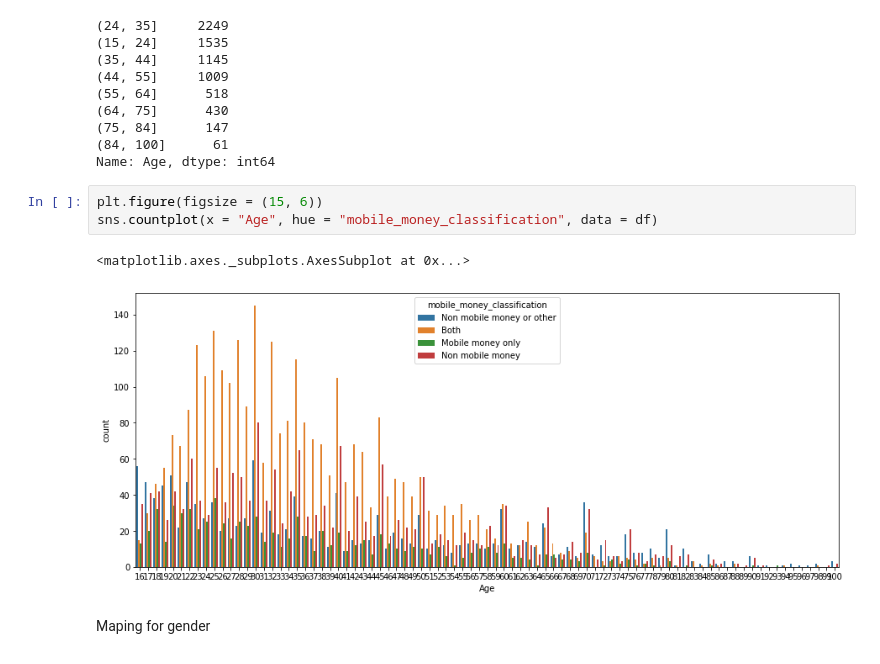
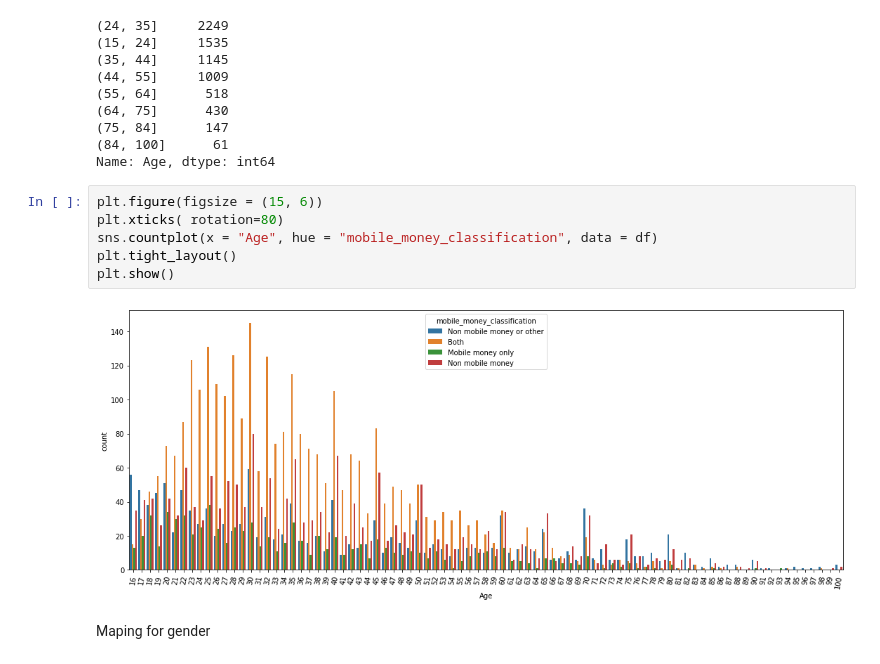
Before and after one commit to rethabilethulo/FINANCIAL_SERVICES_USE_IN_TANZANIA, a Jupyter notebook: FINANCIAL SERVICES USE IN TANZANIA.ipynb, the cells around one changed output. Cells and saved outputs as stored; diff of their text form.

```diff
--- a/FINANCIAL SERVICES USE IN TANZANIA.ipynb
+++ b/FINANCIAL SERVICES USE IN TANZANIA.ipynb
@@ -244,10 +244,12 @@ Age_interval
 Name: Age, dtype: int64
 # %%
 plt.figure(figsize = (15, 6))
+plt.xticks( rotation=80)
 sns.countplot(x = "Age", hue = "mobile_money_classification", data = df)
+plt.tight_layout()
+plt.show()
 # %% [output]
-<matplotlib.axes._subplots.AxesSubplot at 0x...>
-[figure, old version]
+[figure, new version]
 # %% [markdown]
 Maping for gender
 # %%
```
Also changed, not shown: parts of 16 cells of this notebook.
